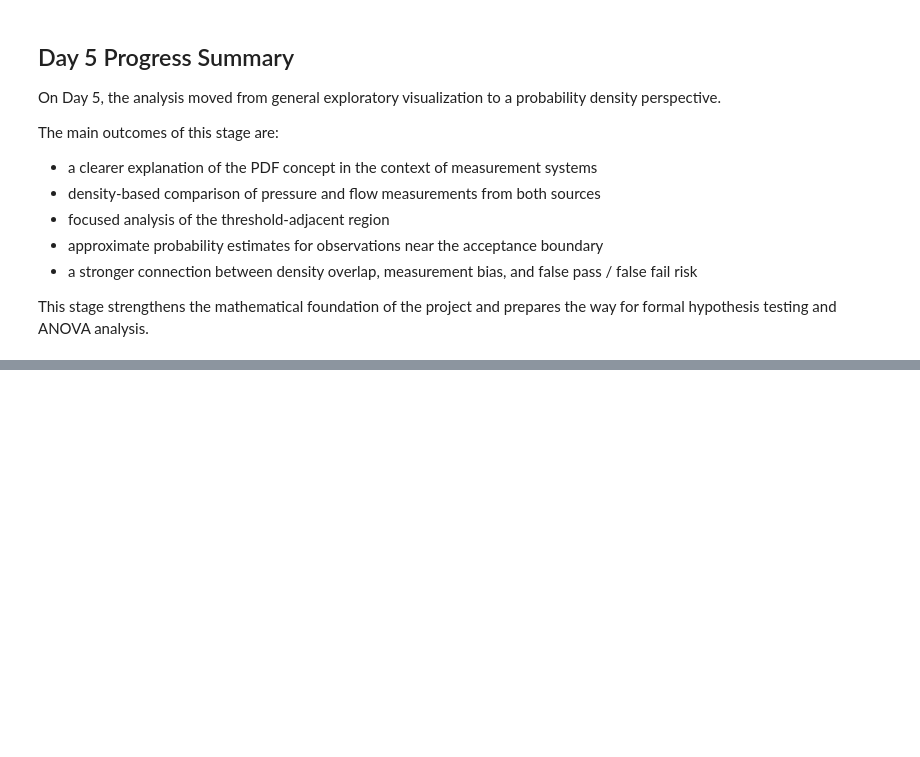
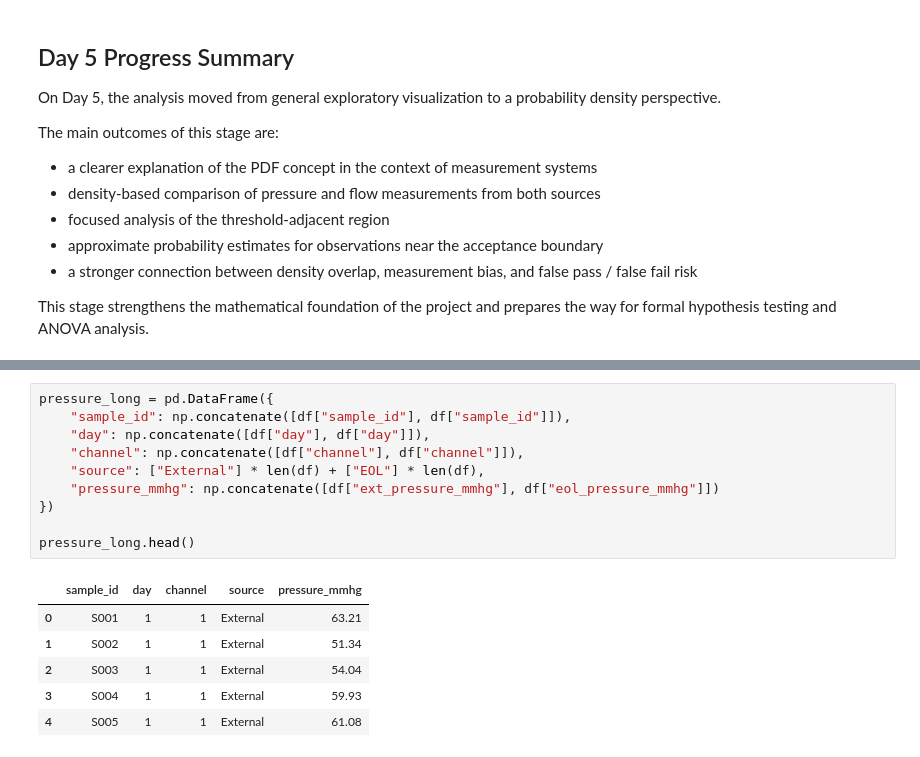
Before and after one commit to simonsvp/EOL-Measurement-System-Analysis-with-ANOVA-and-Decision-Risk, a Jupyter notebook: measurement_system_analysis.ipynb, the cells around one changed output, grey strips where cells are left out. Cells and saved outputs as stored; diff of their text form; blank space fills up the shorter version.

```diff
--- a/measurement_system_analysis.ipynb
+++ b/measurement_system_analysis.ipynb
@@ -1336,0 +1413,17 @@ This stage strengthens the mathematical foundation of the project and prepares t
+# %%
+pressure_long = pd.DataFrame({
+    "sample_id": np.concatenate([df["sample_id"], df["sample_id"]]),
+    "day": np.concatenate([df["day"], df["day"]]),
+    "channel": np.concatenate([df["channel"], df["channel"]]),
+    "source": ["External"] * len(df) + ["EOL"] * len(df),
+    "pressure_mmhg": np.concatenate([df["ext_pressure_mmhg"], df["eol_pressure_mmhg"]])
+})
+
+pressure_long.head()
+# %% [output]
+|  | sample_id | day | channel | source | pressure_mmhg |
+| 0 | S001 | 1 | 1 | External | 63.21 |
+| 1 | S002 | 1 | 1 | External | 51.34 |
+| 2 | S003 | 1 | 1 | External | 54.04 |
+| 3 | S004 | 1 | 1 | External | 59.93 |
+| 4 | S005 | 1 | 1 | External | 61.08 |
```
Also changed, not shown: parts of 25 cells of this notebook.
